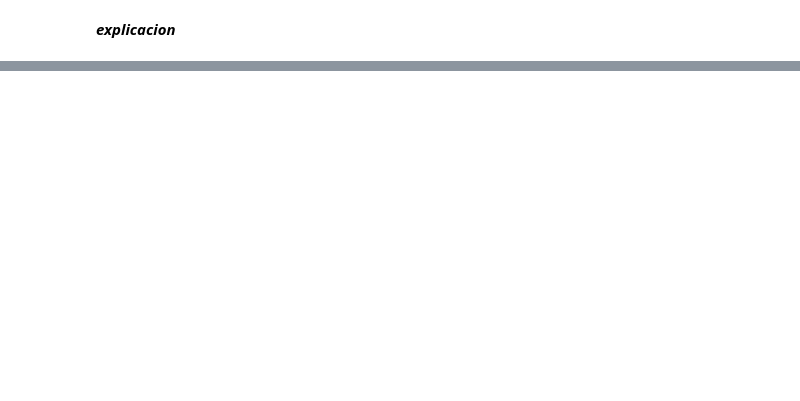
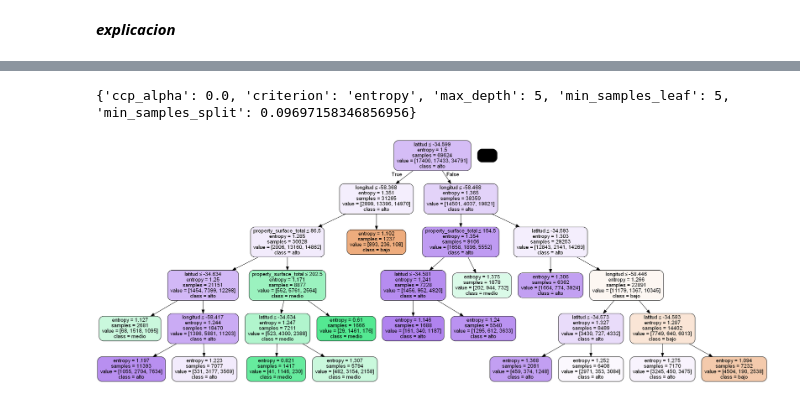
Before and after one commit to Fanusaez/7506R-2C2022-GRUPO13, a Jupyter notebook: 7506R_TP1_GRUPO13_ENTREGAN2Clasificacion.ipynb, the cells around one changed output, grey strips where cells are left out. Saved outputs shown, nothing was run; the diff lists cells and outputs as text; code cells hidden in the pictures; blank space fills up the shorter version.

```diff
--- a/7506R_TP1_GRUPO13_ENTREGAN2Clasificacion.ipynb
+++ b/7506R_TP1_GRUPO13_ENTREGAN2Clasificacion.ipynb
@@ -385,0 +480,23 @@ Text(33.0, 0.5, 'True')
+# %%
+print(randomcv_rf.best_params_)
+# %% [output]
+{'ccp_alpha': 0.0, 'criterion': 'entropy', 'max_depth': 5, 'min_samples_leaf': 5, 'min_samples_split': 0.09697158346856956}
+# %%
+arbol_rf=DecisionTreeClassifier().set_params(**randomcv_rf.best_params_)
+
+#Entreno el arbol en todo el set
+arbol_rf.fit(x_train,y_train)
+
+reglas_rf = export_text(arbol_rf, feature_names=list(features))
+# %%
+dot_data = StringIO()
+export_graphviz(arbol_rf, out_file=dot_data,
+                filled=True, rounded=True,
+                special_characters=True,
+                feature_names=features,
+                class_names=['bajo','medio','alto'])
+
+graph = pydotplus.graph_from_dot_data(dot_data.getvalue())
+Image(graph.create_png())
+# %% [output]
+[figure, added]
```
Also changed, not shown: parts of 31 cells of this notebook.
